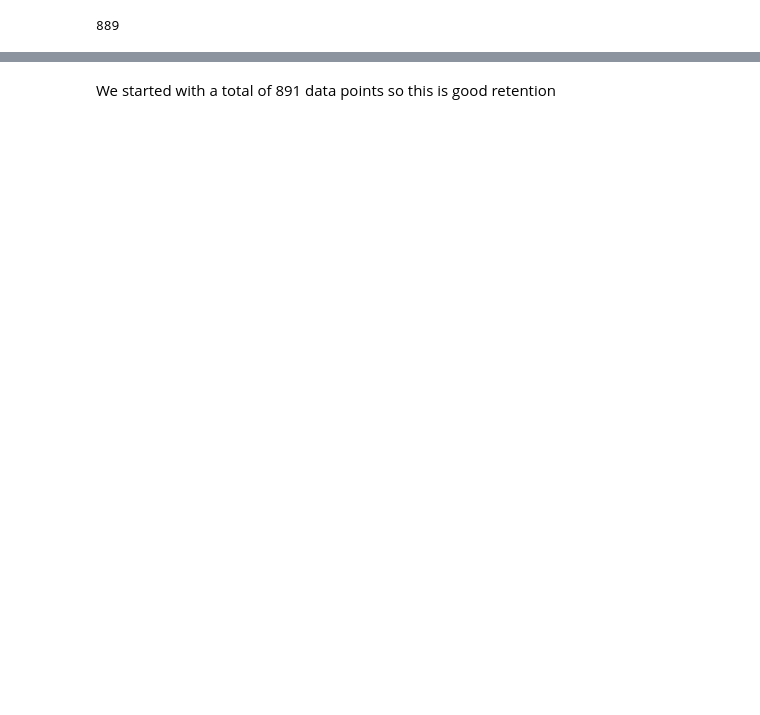
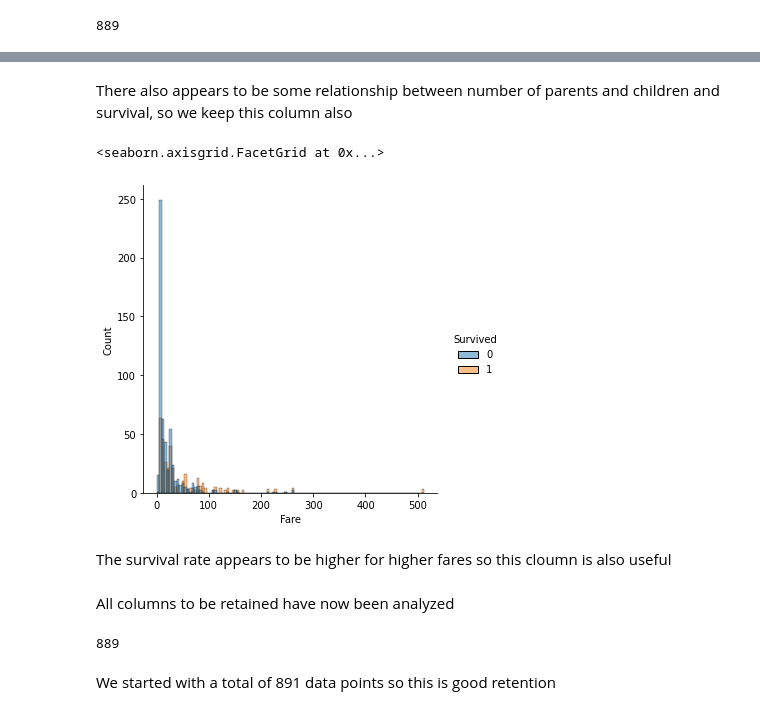
Before and after one commit to janjuatest/Titanic-Dataset, a Jupyter notebook: Titanic_Dataset.ipynb, the cells around one changed output, grey strips where cells are left out. Cells and saved outputs as stored; diff of their text form; code cells hidden in the pictures; blank space fills up the shorter version.

```diff
--- a/Titanic_Dataset.ipynb
+++ b/Titanic_Dataset.ipynb
@@ -301,2 +337,17 @@ len (df)
+# %% [markdown]
+There also appears to be some relationship between number of parents and children and survival, so we keep this column also
+# %%
+sns.displot(data=df,x='Fare',hue='Survived')
+# %% [output]
+<seaborn.axisgrid.FacetGrid at 0x...>
+[figure, added]
+# %% [markdown]
+The survival rate appears to be higher for higher fares so this cloumn is also useful
+# %% [markdown]
+All columns to be retained have now been analyzed
+# %%
+len(df)
+# %% [output]
+889
 # %% [markdown]
 We started with a total of 891 data points so this is good retention
```
Also changed, not shown: parts of 44 cells of this notebook.
